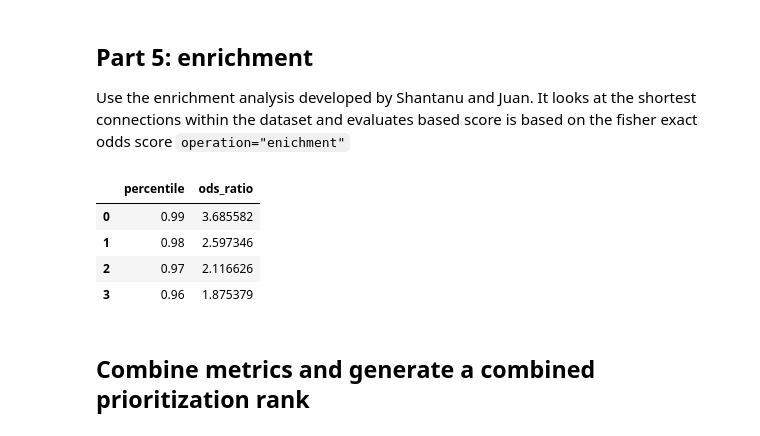
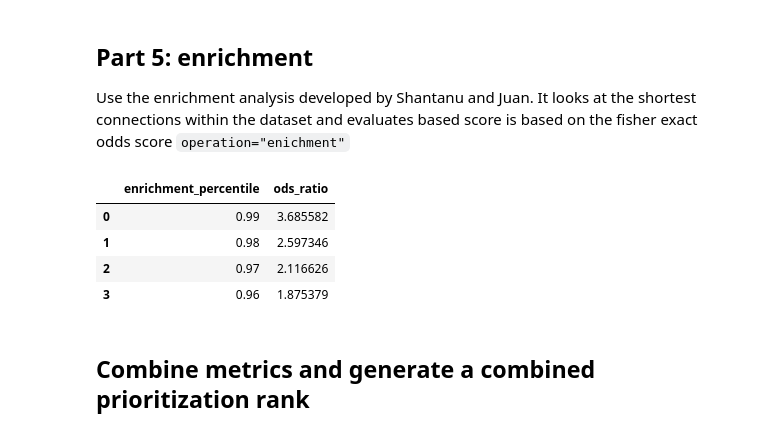
Before and after one commit to cytomining/cytominer-eval, a Jupyter notebook: demos/CellPainting_Demo.ipynb, the cells around one changed output. Drawn from its saved outputs; the diff is of its cells as text; code cells hidden in the pictures.

```diff
--- a/demos/CellPainting_Demo.ipynb
+++ b/demos/CellPainting_Demo.ipynb
@@ -320,27 +322,25 @@ grit_scores.head()
 Use the enrichment analysis developed by Shantanu and Juan. It looks at the shortest connections within the dataset and evaluates based score is based on the fisher exact odds score
 `operation="enichment"`
 # %%
-result = []
-for p in np.arange(0.99, 0.96, -0.01):
-    r = evaluate(
-        profiles=df,
-        features=features,
-        meta_features=meta_features,
-        replicate_groups=["Metadata_gene_name"],
-        operation="enrichment",
-        similarity_metric="pearson",
-        enrichment_percentile = p,
-    )
-    result.append(r)
+percent_list = [0.99, 0.98, 0.97, 0.96]
 
-result_df = pd.DataFrame(result)
-result_df[["percentile","ods_ratio"]]
+enrichment_result = evaluate(
+    profiles=df,
+    features=features,
+    meta_features=meta_features,
+    replicate_groups=["Metadata_gene_name"],
+    operation="enrichment",
+    similarity_metric="pearson",
+    enrichment_percentile= percent_list,
+)
-# %% [output]
-|  | percentile | ods_ratio |
-| 0 | 0.99 | 3.685582 |
-| 1 | 0.98 | 2.597346 |
-| 2 | 0.97 | 2.116626 |
-| 3 | 0.96 | 1.875379 |
+# %%
+enrichment_result[["enrichment_percentile","ods_ratio"]]
+# %% [output]
+|  | enrichment_percentile | ods_ratio |
+| 0 | 0.99 | 3.685582 |
+| 1 | 0.98 | 2.597346 |
+| 2 | 0.97 | 2.116626 |
+| 3 | 0.96 | 1.875379 |
 # %% [markdown]
 ## Combine metrics and generate a combined prioritization rank
 # %%
```
Also changed, not shown: parts of 11 cells of this notebook, 7 other files.
